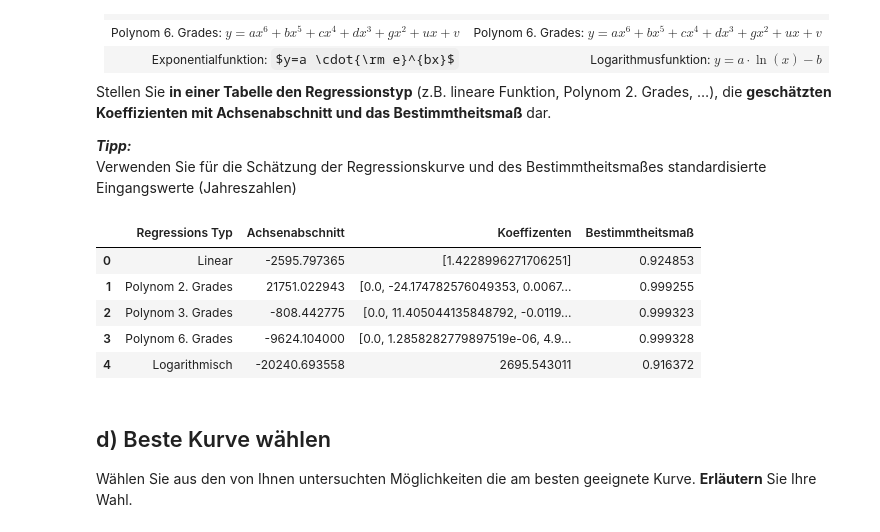
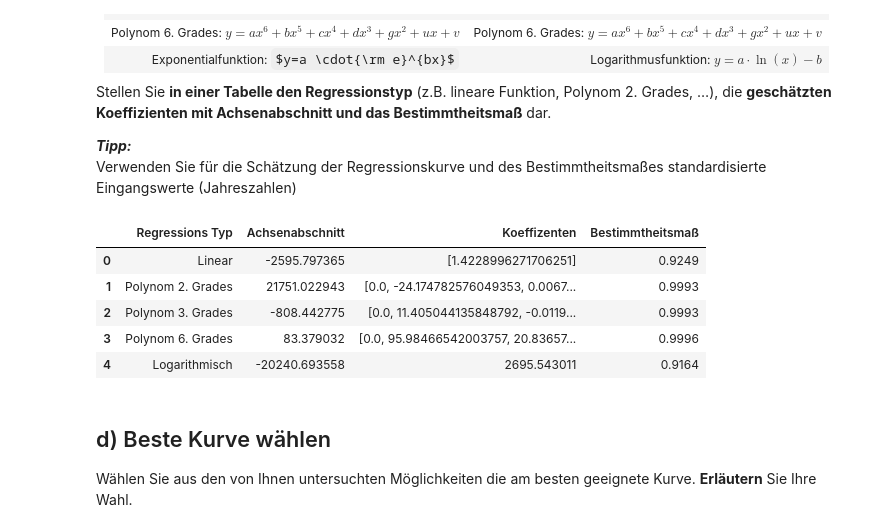
Before and after one commit to Fiusa21/Statistik_Labore, a Jupyter notebook: TestatAufgabe_2.ipynb, the cells around one changed output. Saved outputs shown, nothing was run; the diff lists cells and outputs as text; code cells hidden in the pictures; some formulas as TeX source.

```diff
--- a/TestatAufgabe_2.ipynb
+++ b/TestatAufgabe_2.ipynb
@@ -75,9 +75,11 @@ import matplotlib.pyplot as plt
 from sklearn.metrics import r2_score
 from sklearn.linear_model import LinearRegression
 from sklearn.preprocessing import PolynomialFeatures
+from sklearn.preprocessing import StandardScaler
 from scipy.optimize import curve_fit
 
 x = dat['Jahr'].values.reshape(-1, 1)  # Reshape to a column vector
+x_sxcaled = StandardScaler().fit_transform(x) # to be used for poly_6
 y = dat['Einwohner']
 
 # Initialize Linear Regression model
@@ -96,7 +98,7 @@ x_poly_3 = poly_features_3.fit_transform(x)
 
 # Fit polynomial regression 6th degree
 poly_features_6 = PolynomialFeatures(degree=6)
-x_poly_6 = poly_features_6.fit_transform(x)
+x_poly_6 = poly_features_6.fit_transform(x_sxcaled)
 
 # Initialize Linear Regression models
 poly_reg_2 = LinearRegression()
@@ -113,10 +115,12 @@ y_pred_poly_2 = poly_reg_2.predict(x_poly_2)
 y_pred_poly_3 = poly_reg_3.predict(x_poly_3)
 y_pred_poly_6 = poly_reg_6.predict(x_poly_6)
 
-# Calculate R^2 (Bestimmtheitsmaß)
-r_squared_poly_2 = r2_score(y, y_pred_poly_2)
-r_squared_poly_3 = r2_score(y, y_pred_poly_3)
-r_squared_poly_6 = r2_score(y, y_pred_poly_6)
+# Calculate R^2 (Bestimmtheitsmaß) and round to four decimal places
+r_squared = round(r2_score(y, y_pred), 4)
+r_squared_poly_2 = round(r2_score(y, y_pred_poly_2), 4)
+r_squared_poly_3 = round(r2_score(y, y_pred_poly_3), 4)
+r_squared_poly_6 = round(r2_score(y, y_pred_poly_6), 4)
+
 
 # Define log function
 def log_function(x, a0, a1):
@@ -129,7 +133,7 @@ log_params, arg = curve_fit(log_function, x.flatten(), y)
 y_pred_log = log_function(x.flatten(), *log_params)
 
 # Calculate R^2 for the log function
-r_squared_log = r2_score(y, y_pred_log)
+r_squared_log = round(r2_score(y, y_pred_log), 4)
 
 # new DataFrame
 results = pd.DataFrame(columns=['Regressions Typ', 'Achsenabschnitt', 'Koeffizenten', 'Bestimmtheitsmaß'])
@@ -145,39 +149,39 @@ results = pd.concat([results, linear_result], ignore_index=True)
 poly_2_result = pd.DataFrame({'Regressions Typ': ['Polynom 2. Grades'],
                               'Achsenabschnitt': [poly_reg_2.intercept_],
                               'Koeffizenten': [poly_reg_2.coef_],
                               'Bestimmtheitsmaß': [r_squared_poly_2]})
 results = pd.concat([results, poly_2_result], ignore_index=True)
 
 # Polynomial Regression 3rd Degree
 poly_3_result = pd.DataFrame({'Regressions Typ': ['Polynom 3. Grades'],
                               'Achsenabschnitt': [poly_reg_3.intercept_],
                               'Koeffizenten': [poly_reg_3.coef_],
                               'Bestimmtheitsmaß': [r_squared_poly_3]})
 results = pd.concat([results, poly_3_result], ignore_index=True)
 
 # Polynomial Regression 6th Degree
 poly_6_result = pd.DataFrame({'Regressions Typ': ['Polynom 6. Grades'],
-                              'Achsenabschnitt': [poly_reg_6.intercept_.round(3)],
+                              'Achsenabschnitt': [poly_reg_6.intercept_],
                               'Koeffizenten': [poly_reg_6.coef_],
                               'Bestimmtheitsmaß': [r_squared_poly_6]})
 results = pd.concat([results, poly_6_result], ignore_index=True)
 
 # Log Function
 log_result = pd.DataFrame({'Regressions Typ': ['Logarithmisch'],
                            'Achsenabschnitt': [log_params[1]],
                            'Koeffizenten': [log_params[0]],
                            'Bestimmtheitsmaß': [r_squared_log]})
 results = pd.concat([results, log_result], ignore_index=True)
 
 # show results
 results
 # %% [output]
 |  | Regressions Typ | Achsenabschnitt | Koeffizenten | Bestimmtheitsmaß |
-| 0 | Linear | -2595.797365 | [1.4228996271706251] | 0.924853 |
-| 1 | Polynom 2. Grades | 21751.022943 | [0.0, -24.174782576049353, 0.0067... | 0.999255 |
-| 2 | Polynom 3. Grades | -808.442775 | [0.0, 11.405044135848792, -0.0119... | 0.999323 |
-| 3 | Polynom 6. Grades | -9624.104000 | [0.0, 1.2858282779897519e-06, 4.9... | 0.999328 |
-| 4 | Logarithmisch | -20240.693558 | 2695.543011 | 0.916372 |
+| 0 | Linear | -2595.797365 | [1.4228996271706251] | 0.9249 |
+| 1 | Polynom 2. Grades | 21751.022943 | [0.0, -24.174782576049353, 0.0067... | 0.9993 |
+| 2 | Polynom 3. Grades | -808.442775 | [0.0, 11.405044135848792, -0.0119... | 0.9993 |
+| 3 | Polynom 6. Grades | 83.379032 | [0.0, 95.98466542003757, 20.83657... | 0.9996 |
+| 4 | Logarithmisch | -20240.693558 | 2695.543011 | 0.9164 |
 # %% [markdown]
 ## d) Beste Kurve wählen
 Wählen Sie aus den von Ihnen untersuchten Möglichkeiten die am besten geeignete Kurve. **Erläutern** Sie Ihre Wahl.
```
